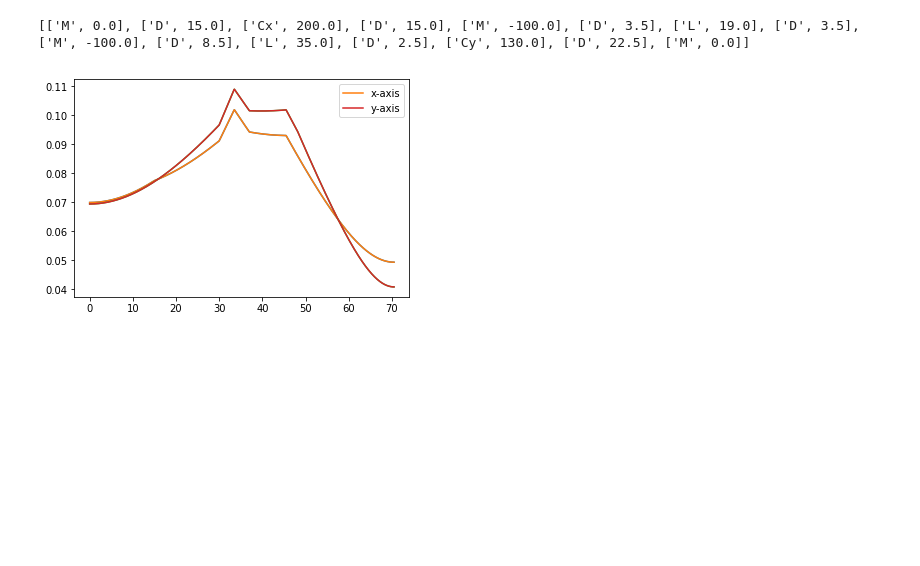
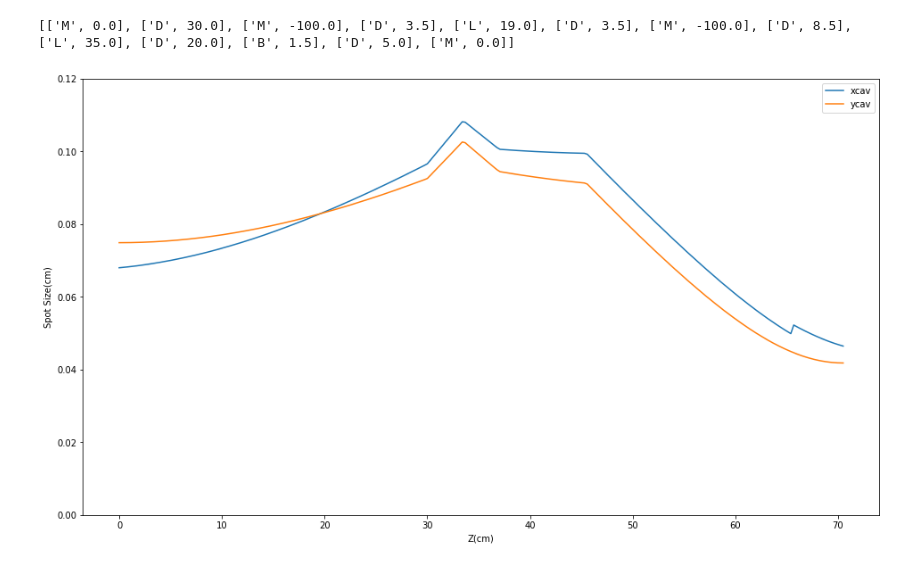
Before and after one commit to aorlando7793/kwabsim, a Jupyter notebook: Optimizing Cavity.ipynb, the cells around one changed output. Saved outputs shown, nothing was run; the diff lists cells and outputs as text; code cells hidden in the pictures; blank space fills up the shorter version.

```diff
--- a/Optimizing Cavity.ipynb
+++ b/Optimizing Cavity.ipynb
@@ -13,14 +17,24 @@ file_path = os.path.join(save_path, file_name+".dat")
 # %%
-ds28 = Cavity(file_path, LAM)
+ds28 = Cavity('testfile.dat', LAM)
 print(ds28.cavity)
+xcav = ds28.get_xcav()
+ycav = ds28.get_ycav()
 # %% [output]
-[['M', 0.0], ['D', 15.0], ['Cx', 200.0], ['D', 15.0], ['M', -100.0], ['D', 3.5], ['L', 19.0], ['D', 3.5], ['M', -100.0], ['D', 8.5], ['L', 35.0], ['D', 2.5], ['Cy', 130.0], ['D', 22.5], ['M', 0.0]]
+[['M', 0.0], ['D', 30.0], ['M', -100.0], ['D', 3.5], ['L', 19.0], ['D', 3.5], ['M', -100.0], ['D', 8.5], ['L', 35.0], ['D', 20.0], ['B', 1.5], ['D', 5.0], ['M', 0.0]]
-# %%
-ds28.plot_waist_XY(1000)
-plt.legend()
-plt.show()
-# %% [output]
-[figure, removed]
+# %%
+Zx, Wx = xcav.plot_waist(250)
+Zy, Wy = ycav.plot_waist(250)
+fig = plt.figure(figsize=(16,9))
+ax = fig.add_subplot(1,1,1)
+ax.plot(Zx,Wx,label='xcav')
+ax.plot(Zy,Wy,label='ycav')
+ax.set_xlabel('Z(cm)')
+ax.set_ylabel('Spot Size(cm)')
+ax.set_ylim(0,.12)
+ax.legend()
+plt.show()
+# %% [output]
+[figure, added]
 # %%
 Wx_at_THG = []
 Wx_at_V = []
```
Also changed, not shown: parts of 5 cells of this notebook, 6 other files.
